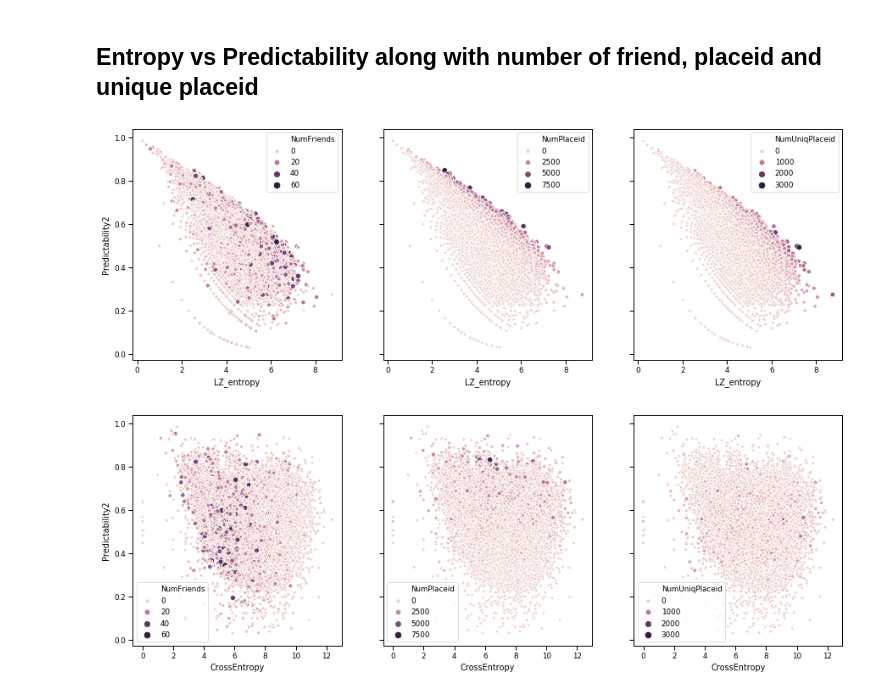
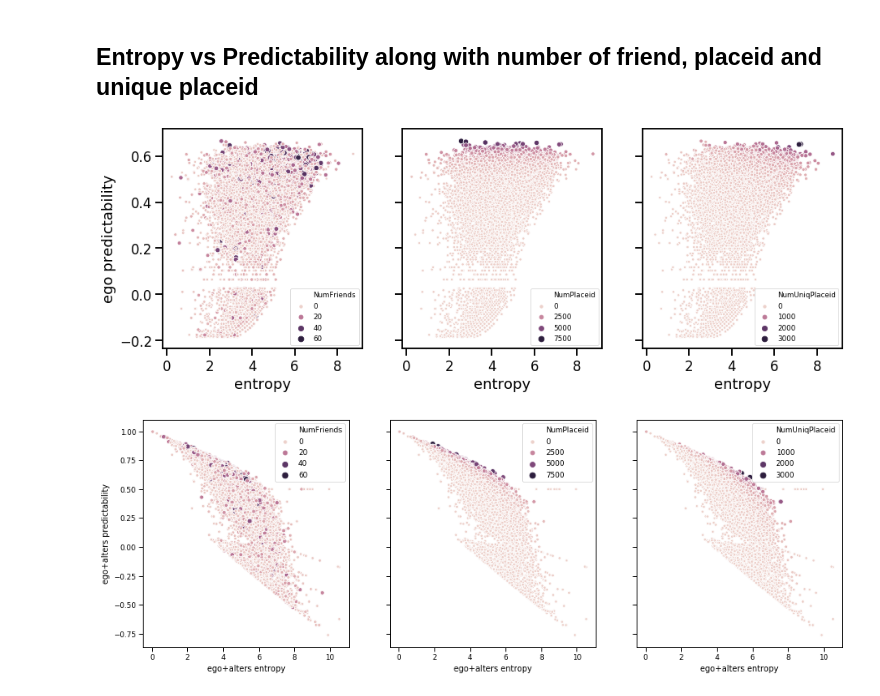
Before and after one commit to Magica-Chen/social-predictability, a Jupyter notebook: Social-Information-Bagrow-Visualization.ipynb, the cells around one changed output. Saved outputs shown, nothing was run; the diff lists cells and outputs as text; code cells hidden in the pictures.

```diff
--- a/Social-Information-Bagrow-Visualization.ipynb
+++ b/Social-Information-Bagrow-Visualization.ipynb
@@ -380,10 +355,0 @@ Text(0.5, 1.0, 'Different entropies for partial dataset (Alters < 21)')
-# %%
-fig, ax = plt.subplots(figsize=(15, 6))
-sns.set_context("talk")
-sns.pointplot(x="NumFriends", y="value", hue='entropy', data=SLC_melt, \
-              ci=95, join=False, ax=ax)
-leg_handles = ax.get_legend_handles_labels()[0]
-ax.legend(leg_handles, ['ego\'s Shannon entropy' , 'ego\'s LZ entropy', 'ego + alter, cumulative cross entropy'], loc=8)
-ax.xaxis.set_major_locator(ticker.MultipleLocator(5))
-ax.xaxis.set_major_formatter(ticker.ScalarFormatter())
-plt.title('Different entropies for partial dataset (Whole dataset)')
@@ -395,14 +355,0 @@ Text(0.5, 1.0, 'Different entropies for partial dataset (Whole dataset)')
-# %%
-uniq_pl_melt = pd.melt(user_details, id_vars=['NumUniqPlaceid'], value_vars=['ShannonEntropy', 'LZ_entropy', 'CrossEntropy'], \
-                  var_name = 'entropy')
-
-fig, ax = plt.subplots(figsize=(15, 6))
-sns.set_context("talk")
-sns.pointplot(x="NumUniqPlaceid", y="value", hue='entropy', data=uniq_pl_melt[uniq_pl_melt['NumUniqPlaceid'] < 200], \
-              ci=95, join=False, ax=ax)
-leg_handles = ax.get_legend_handles_labels()[0]
-ax.legend(leg_handles, ['ego\'s Shannon entropy' , 'ego\'s LZ entropy', 'ego + alter, cumulative cross entropy'], loc=8)
-ax.xaxis.set_major_locator(ticker.MultipleLocator(10))
-ax.xaxis.set_major_formatter(ticker.ScalarFormatter())
-
-plt.title('Different entropies for partial dataset (unique placeid < 200)')
@@ -412,11 +355,0 @@ Text(0.5, 1.0, 'Different entropies for partial dataset (unique placeid < 200)')
-# %%
-fig, ax = plt.subplots(figsize=(15, 6))
-sns.set_context("talk")
-sns.pointplot(x="NumUniqPlaceid", y="value", hue='entropy', data=uniq_pl_melt, \
-              ci=95, join=False, ax=ax)
-leg_handles = ax.get_legend_handles_labels()[0]
-ax.legend(leg_handles, ['ego\'s Shannon entropy' , 'ego\'s LZ entropy', 'ego + alter, cumulative cross entropy'], loc=8)
-ax.xaxis.set_major_locator(ticker.MultipleLocator(50))
-ax.xaxis.set_major_formatter(ticker.ScalarFormatter())
-
-plt.title('Different entropies for partial dataset (whole dataset)')
@@ -428,24 +358,24 @@ Text(0.5, 1.0, 'Different entropies for partial dataset (whole dataset)')
 # %%
 fig, [ax1, ax2, ax3] = plt.subplots(1,3, figsize=(15, 5), sharey=True)
 sns.set_context("paper")
-sns.scatterplot(x="LZ_entropy", y="Predictability2", data=user_details[user_details['NumFriends'] < 50], \
+sns.scatterplot(x="entropy", y="ego predictability", data=user_details[user_details['NumFriends'] < 50], \
            hue="NumFriends", size="NumFriends", ax=ax1)
-sns.scatterplot(x="LZ_entropy", y="Predictability2", data=user_details[user_details['NumFriends'] < 50], \
+sns.scatterplot(x="entropy", y="ego predictability", data=user_details[user_details['NumFriends'] < 50], \
            hue="NumPlaceid", size="NumPlaceid", ax=ax2)
-sns.scatterplot(x="LZ_entropy", y="Predictability2", data=user_details[user_details['NumFriends'] < 50], \
+sns.scatterplot(x="entropy", y="ego predictability", data=user_details[user_details['NumFriends'] < 50], \
            hue="NumUniqPlaceid", size="NumUniqPlaceid", ax=ax3)
 plt.show()
 # %% [output]
-[figure, old version]
+[figure, new version]
 # %%
 fig, [ax1, ax2, ax3] = plt.subplots(1,3, figsize=(15, 5), sharey=True)
 sns.set_context("paper")
-sns.scatterplot(x="CrossEntropy", y="Predictability2", data=user_details[user_details['NumFriends'] < 50], \
+sns.scatterplot(x="ego+alters entropy", y="ego+alters predictability", data=user_details[user_details['NumFriends'] < 50], \
            hue="NumFriends", size="NumFriends", ax=ax1)
-sns.scatterplot(x="CrossEntropy", y="Predictability2", data=user_details[user_details['NumFriends'] < 50], \
+sns.scatterplot(x="ego+alters entropy", y="ego+alters predictability", data=user_details[user_details['NumFriends'] < 50], \
            hue="NumPlaceid", size="NumPlaceid", ax=ax2)
-sns.scatterplot(x="CrossEntropy", y="Predictability2", data=user_details[user_details['NumFriends'] < 50], \
+sns.scatterplot(x="ego+alters entropy", y="ego+alters predictability", data=user_details[user_details['NumFriends'] < 50], \
            hue="NumUniqPlaceid", size="NumUniqPlaceid", ax=ax3)
 plt.show()
 # %% [output]
-[figure, old version]
+[figure, new version]
```
Also changed, not shown: parts of 15 cells of this notebook.
